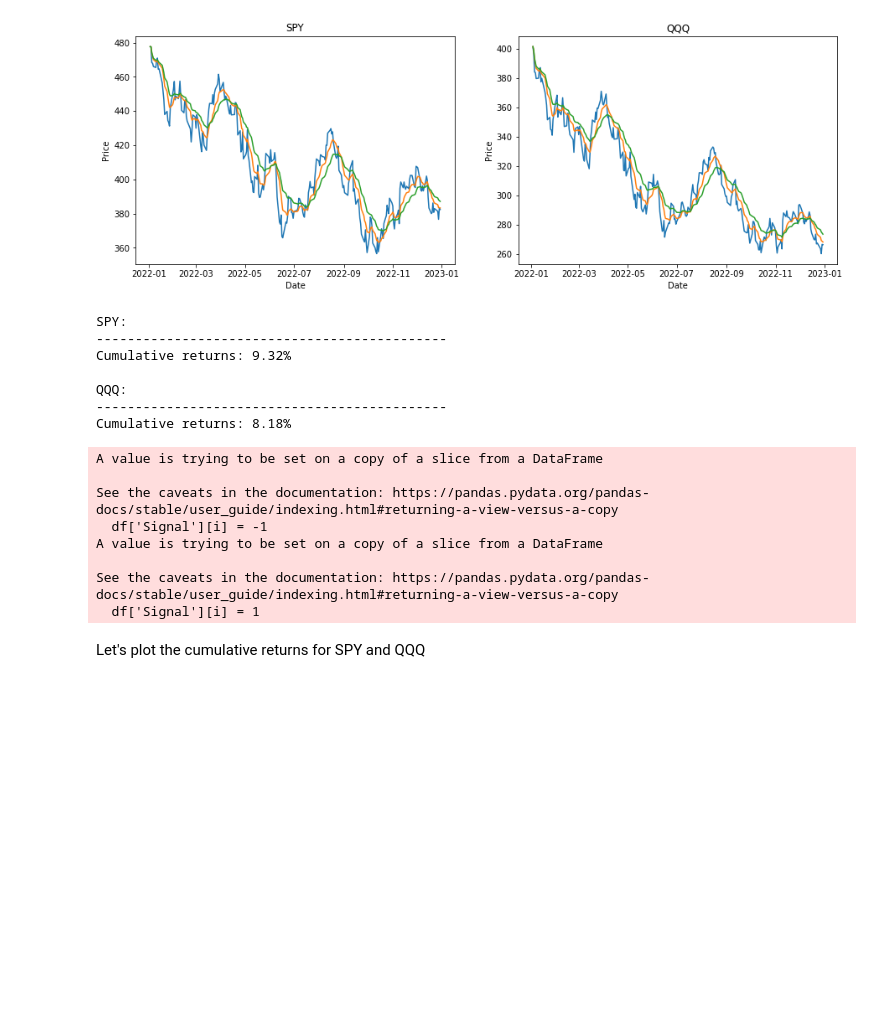
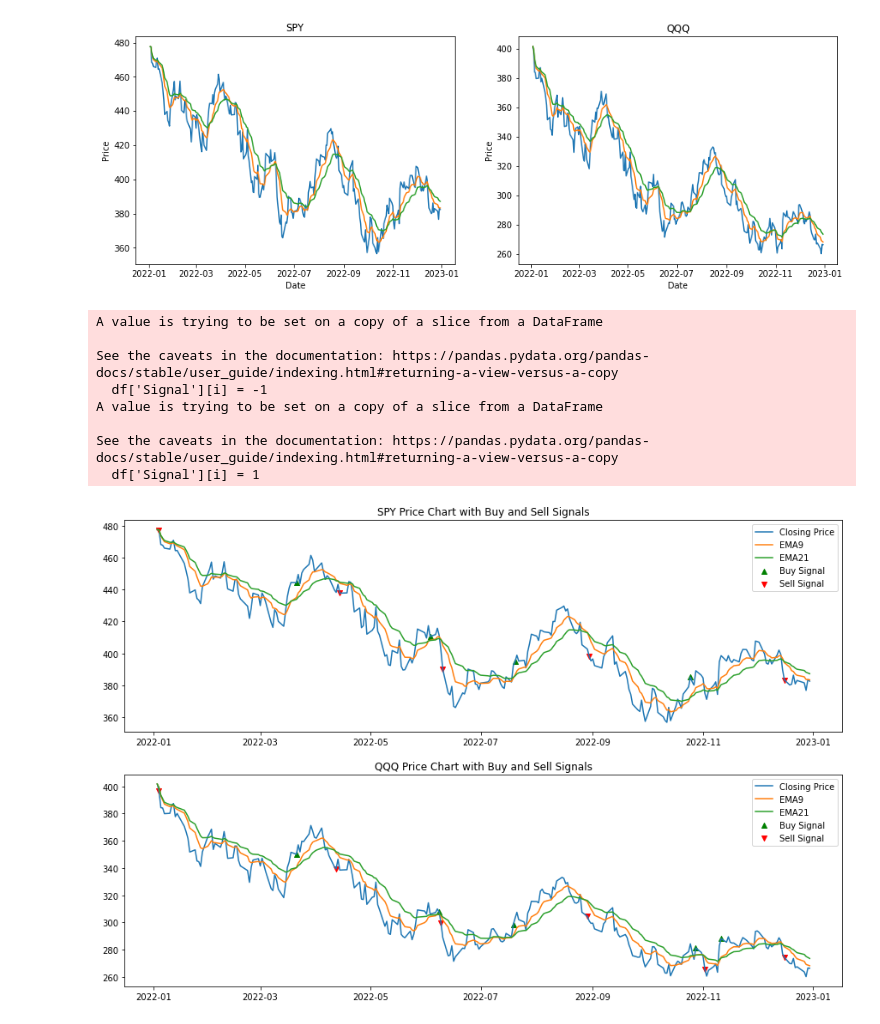
Before and after one commit to Nirmit-P/R2Q, a Jupyter notebook: Trading Strategies/EMA Crossover/9 & 21 EMA crossover.ipynb, the cells around one changed output. Cells and saved outputs as stored; diff of their text form; code cells hidden in the pictures; blank space fills up the shorter version.

```diff
--- a/Trading Strategies/EMA Crossover/9 & 21 EMA crossover.ipynb
+++ b/Trading Strategies/EMA Crossover/9 & 21 EMA crossover.ipynb
@@ -276,27 +206,36 @@ for stock, df in {'SPY' : spy_2022,
     df['Daily % Change'] = df['Close'].pct_change()
     df['Strategy Returns'] = df['Signal'].shift(1) * df['Daily % Change']
     df['Cumulative Returns'] = (1 + df['Strategy Returns']).cumprod()
-
-
-    print('{}: '.format(stock))
-    print('-'*45)
-    print('Cumulative returns: {:.2f}%\n'.format((df['Cumulative Returns'].iloc[-1] - 1) * 100))
 # %% [output]
-SPY:
----------------------------------------------
-Cumulative returns: 9.32%
+A value is trying to be set on a copy of a slice from a DataFrame
 
-QQQ:
----------------------------------------------
-Cumulative returns: 8.18%
+See the caveats in the documentation: https://pandas.pydata.org/pandas-docs/stable/user_guide/indexing.html#returning-a-view-versus-a-copy
+  df['Signal'][i] = -1
+A value is trying to be set on a copy of a slice from a DataFrame
+
+See the caveats in the documentation: https://pandas.pydata.org/pandas-docs/stable/user_guide/indexing.html#returning-a-view-versus-a-copy
+  df['Signal'][i] = 1
-A value is trying to be set on a copy of a slice from a DataFrame
-
-See the caveats in the documentation: https://pandas.pydata.org/pandas-docs/stable/user_guide/indexing.html#returning-a-view-versus-a-copy
-  df['Signal'][i] = -1
-A value is trying to be set on a copy of a slice from a DataFrame
-
-See the caveats in the documentation: https://pandas.pydata.org/pandas-docs/stable/user_guide/indexing.html#returning-a-view-versus-a-copy
-  df['Signal'][i] = 1
-# %% [markdown]
-Let's plot the cumulative returns for SPY and QQQ
+# %%
+fig4, ax4 = plt.subplots(nrows=2, figsize=(15, 10))
+
+ax4 = ax4.flatten()
+
+index_list = ['SPY', 'QQQ']
+for i, df in enumerate([spy_2022, qqq_2022]):
+
+    ax4[i].plot(df.index, df['Close'], label='Closing Price')
+    ax4[i].plot(df.index, df['EMA9'], label = 'EMA9')
+    ax4[i].plot(df.index, df['EMA21'], label = 'EMA21')
+
+    buy_signals = df[df['Signal'] == 1]
+    sell_signals = df[df['Signal'] == -1]
+
+    ax4[i].scatter(buy_signals.index, buy_signals['Close'], marker='^', color='g', label='Buy Signal')
+    ax4[i].scatter(sell_signals.index, sell_signals['Close'], marker='v', color='r', label='Sell Signal')
+
+    ax4[i].set_title(f'{index_list[i]} Price Chart with Buy and Sell Signals')
+
+    ax4[i].legend()
+# %% [output]
+[figure, added]
 # %%
```
Also changed, not shown: parts of 23 cells of this notebook.
